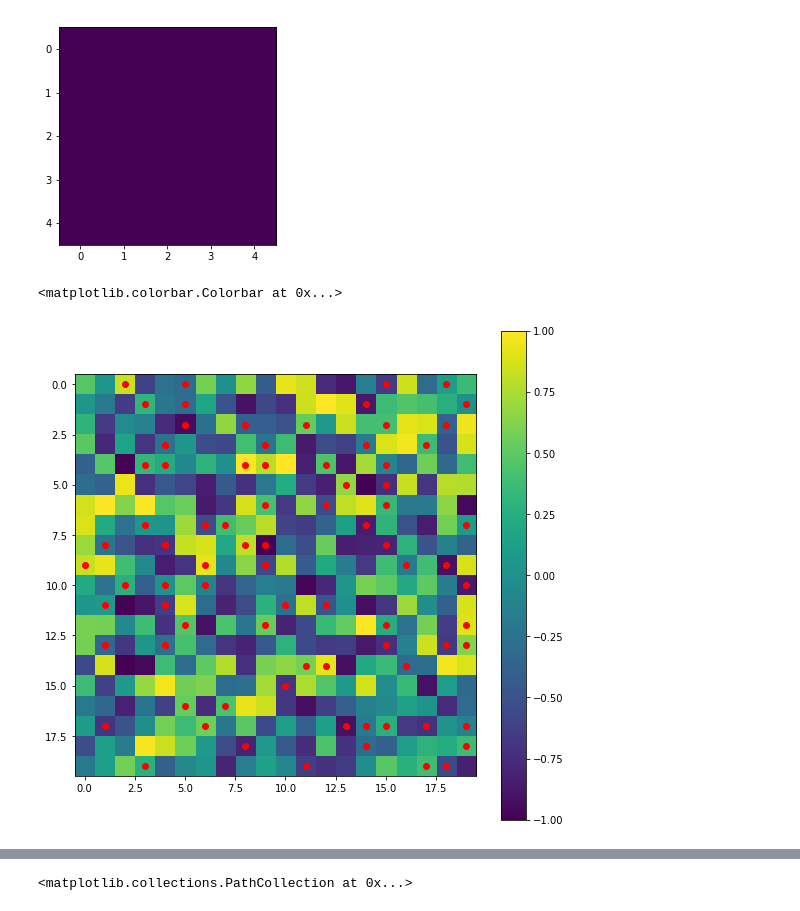
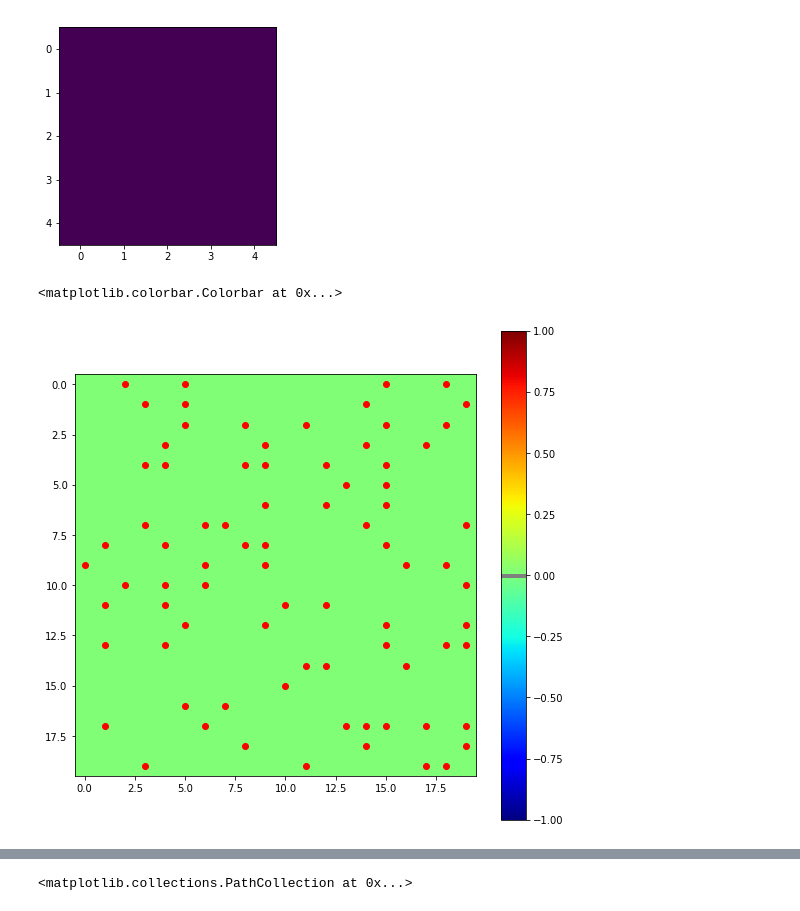
Before and after one commit to Quanticnova/Imazalil, a Jupyter notebook: random_landscape_exploration.ipynb, the cells around one changed output, grey strips where cells are left out. Saved outputs shown, nothing was run; the diff lists cells and outputs as text; code cells hidden in the pictures.

```diff
--- a/random_landscape_exploration.ipynb
+++ b/random_landscape_exploration.ipynb
@@ -39,14 +49,26 @@ y, x = grid2scatter(grid)
+# %%
+cmlist = []
+segments = [(0, 127), (127, 129), (129, 256)]
+cms = [plt.cm.jet, plt.cm.gist_gray, plt.cm.jet]
+for j,s in enumerate(segments):
+    l,u = s
+    for n in range(l,u):
+        cmlist.append(cms[j](n))
+#print(cmlist)
+cm = col.LinearSegmentedColormap.from_list('newCM', cmlist)
+#col.LinearSegmentedColormap.from_list?
 # %%
 data = np.random.rand(400)*2 - 1
 data = data.reshape(20,20)
 plt.figure(figsize=(9,9))
-im = plt.imshow(data, vmin=-1, vmax=1)
+test = np.zeros_like(data)+0.01
+im = plt.imshow(test, vmin=-1, vmax=1, cmap=cm)
 plt.scatter(x, y, color='r', marker='o')
 #plt.scatter(i,j, color='k', marker='.')
 plt.colorbar(im)
 # %% [output]
 <matplotlib.colorbar.Colorbar at 0x...>
-[figure, old version]
+[figure, new version]
 # %%
 for agent in grid._preydict.values():
     agent._map = np.zeros(data.shape)
```
Also changed, not shown: parts of 4 cells of this notebook.
